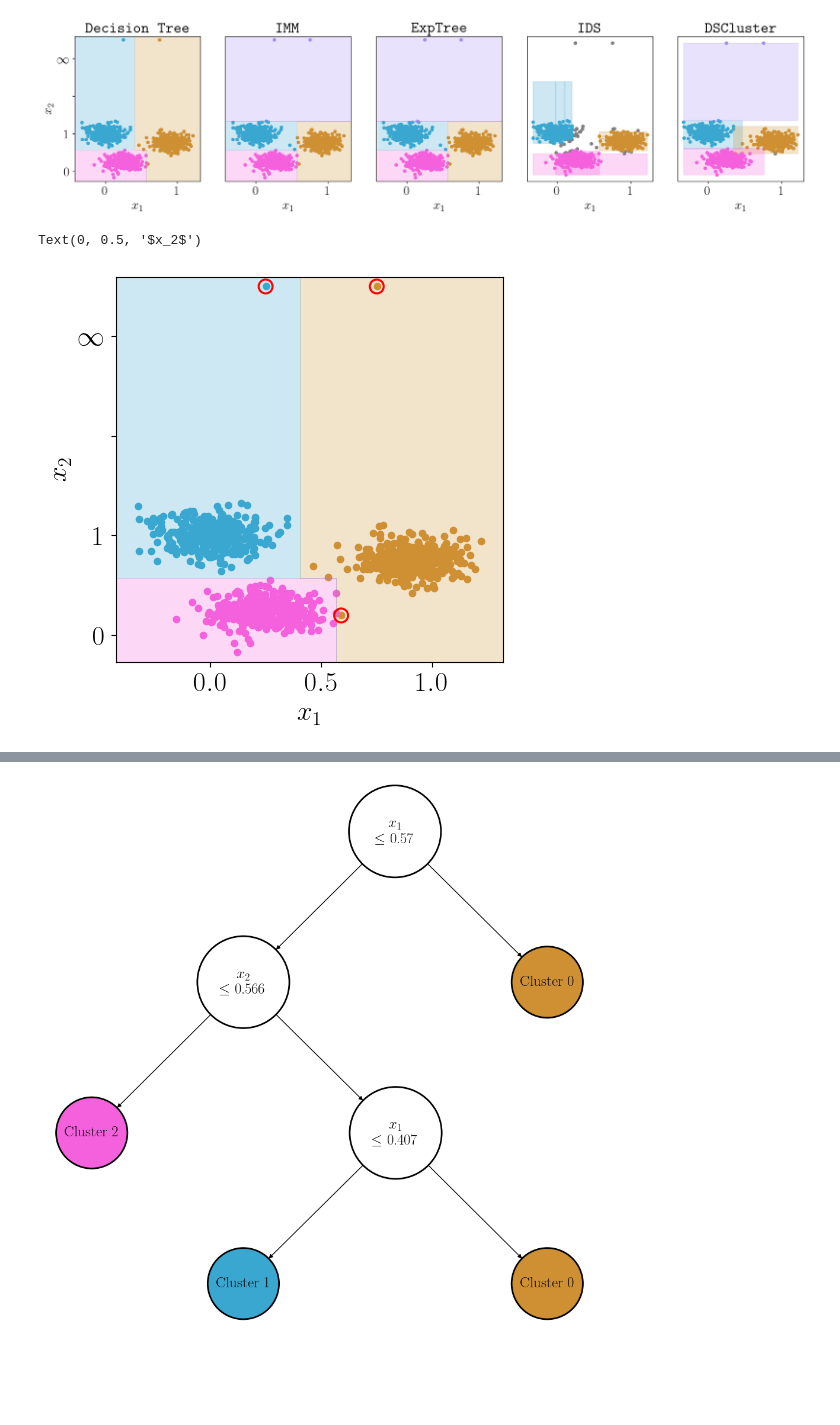
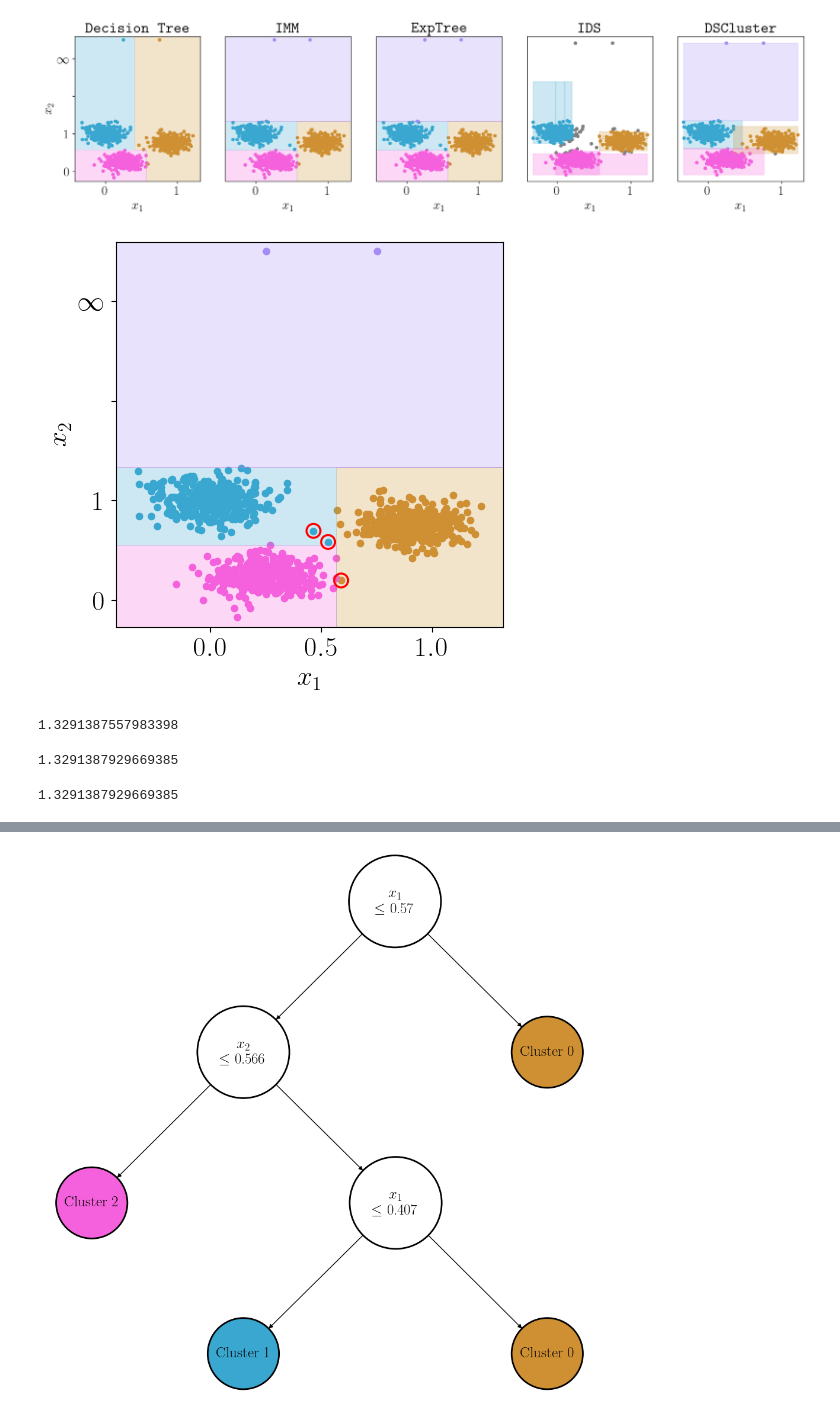
Before and after one commit to kevinqnb/interpretable-clustering, a Jupyter notebook: examples/examples.ipynb, the cells around one changed output, grey strips where cells are left out. Drawn from its saved outputs; the diff is of its cells as text; code cells hidden in the pictures; blank space fills up the shorter version.

```diff
--- a/examples/examples.ipynb
+++ b/examples/examples.ipynb
@@ -613,31 +631,30 @@ plt.savefig("../figures/examples/counter_example.png", bbox_inches = 'tight', dp
 # %% [output]
 [figure]
 # %%
-algname = "ids"
-alg = ids_set
-alg_labels = ids_set_labels_
+algname = "removal_tree"
+alg = rem_tree
+alg_labels = rem_tree_labels_
 title = r"\texttt{ExpTree}"
 
 fig,ax = plt.subplots(figsize = (5,5), dpi = 100)
 
 uni_labs = np.unique(alg_labels)
 for l in uni_labs:
     idx = np.where(alg_labels == l)[0]
     ax.scatter(data[idx,0], data[idx,1], color = color_dict[l], s = 20)
 plot_decision_boundaries(alg, data, color_dict, ax = ax, resolution = 1000, label_array = False)
 
 # Mark misclassified points
-#misclassified = np.where(alg_labels != kmeans_labels_)[0]
-#ax.scatter(data[misclassified,0], data[misclassified,1], facecolors = 'none', edgecolors = 'red', s = 100, linewidths = 1.5)
+misclassified = np.where(alg_labels != kmeans_labels_)[0]
+ax.scatter(data[misclassified,0], data[misclassified,1], facecolors = 'none', edgecolors = 'red', s = 100, linewidths = 1.5)
 
 y_tick_locations = [0, 1, 2, 3]
 y_tick_labels = ['0', '1', '', r'$\infty$']
 ax.set_yticks(y_tick_locations)
 ax.set_yticklabels(y_tick_labels)
 ax.set_xlabel(r'$x_1$')
 ax.set_ylabel(r'$x_2$')
 #ax.set_title(title)
-#plt.savefig("../figures/examples/outliers/" + algname + ".png", bbox_inches = 'tight', dpi = 300)
+plt.savefig("../figures/examples/outliers/" + algname + ".png", bbox_inches = 'tight', dpi = 300)
 # %% [output]
-Text(0, 0.5, '$x_2$')
-[figure, old version]
+[figure, new version]
@@ -643,0 +663,12 @@ Text(0, 0.5, '$x_2$')
+# %%
+tau
+# %% [output]
+1.3291387557983398
+# %%
+np.unique(data[:,1])[-2]
+# %% [output]
+1.3291387929669385
+# %%
+tau2
+# %% [output]
+1.3291387929669385
```
Also changed, not shown: parts of 5 cells of this notebook, 11 other files.
